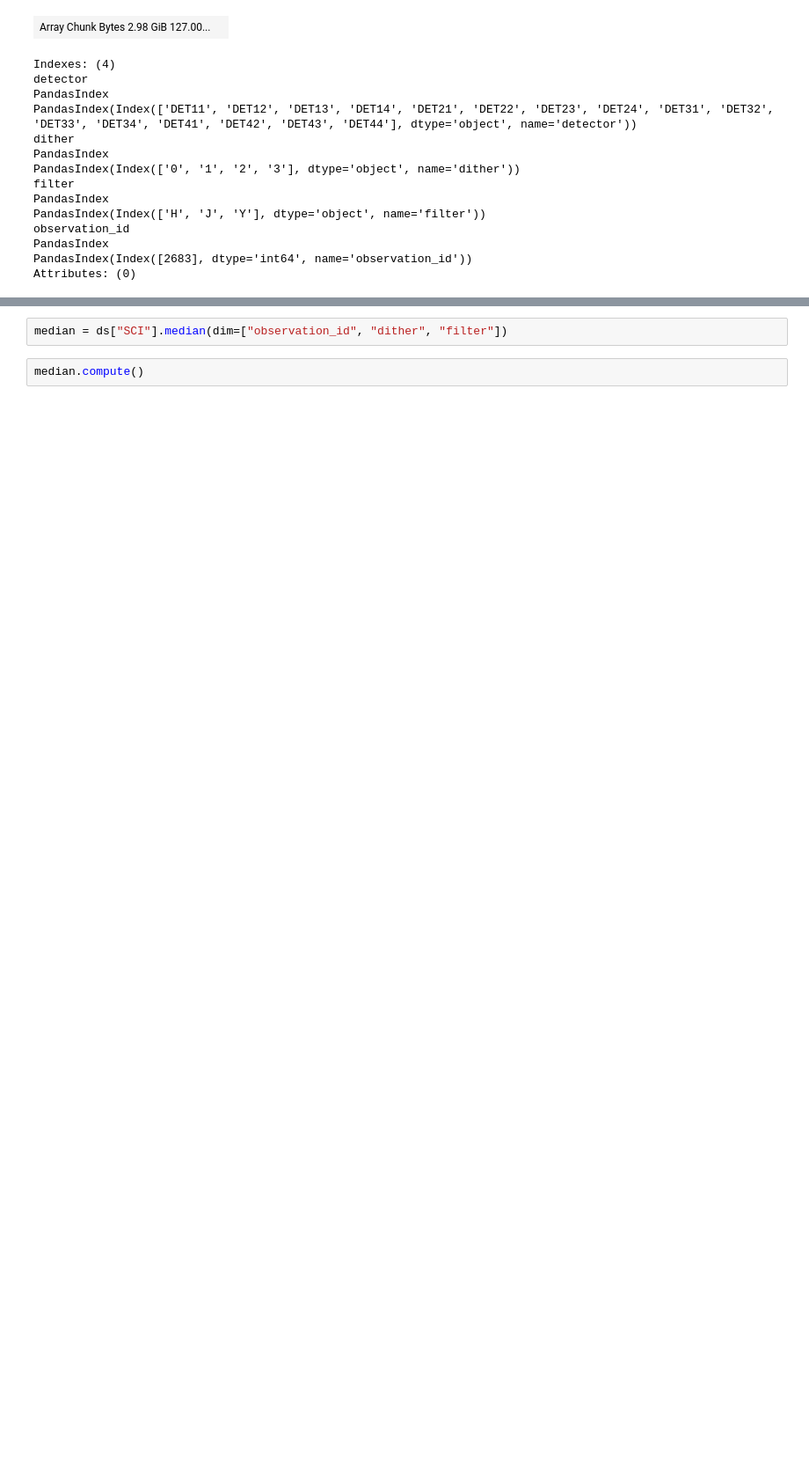
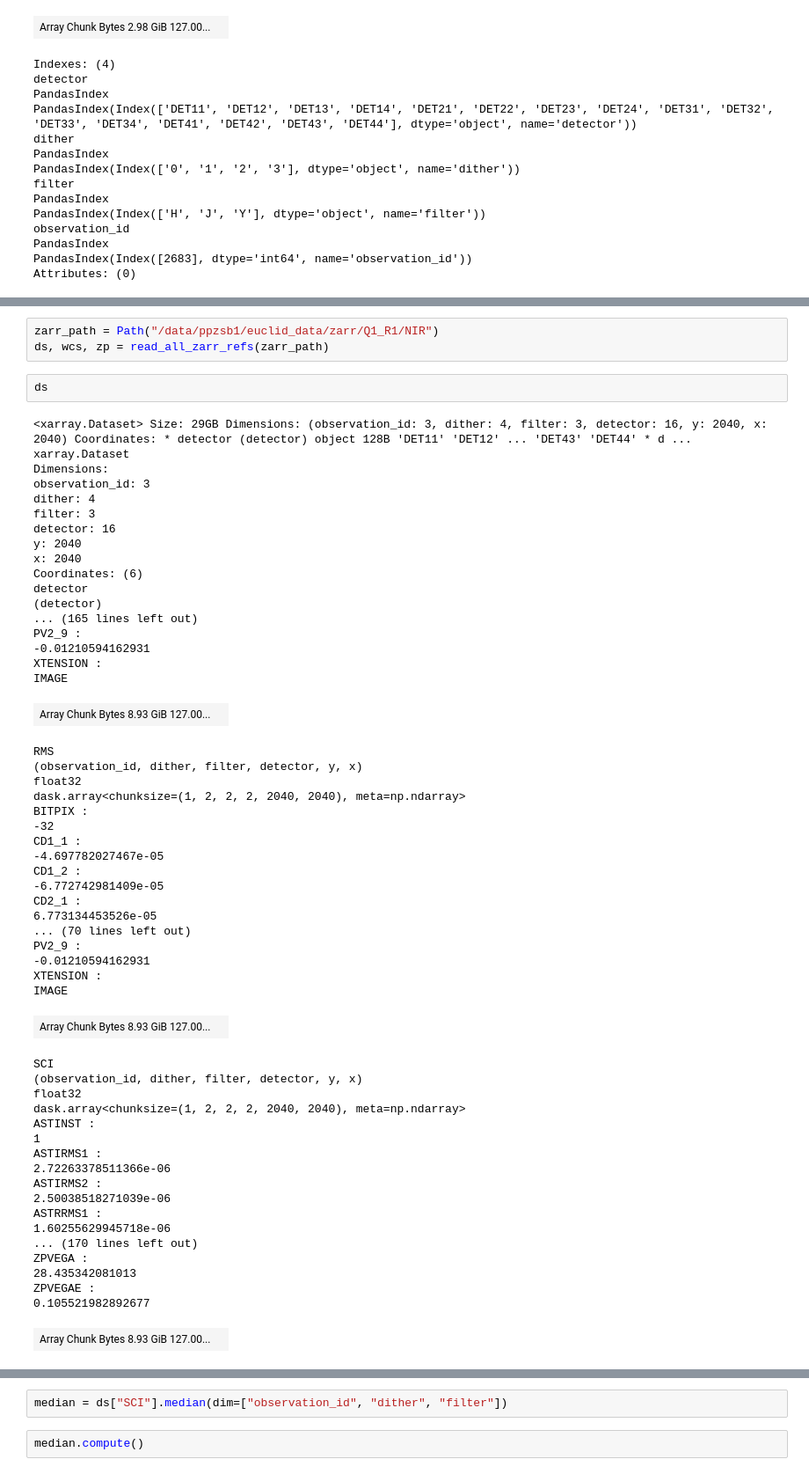
Before and after one commit to IntraClusterLight/nicl_q1, a Jupyter notebook: nbs/euclid/xarray.ipynb, the cells around one changed output, grey strips where cells are left out. Shown at 88% size. Cells and saved outputs as stored; diff of their text form; blank space fills up the shorter version.

```diff
--- a/nbs/euclid/xarray.ipynb
+++ b/nbs/euclid/xarray.ipynb
@@ -622,0 +654,60 @@ Attributes: (0)
+# %%
+zarr_path = Path("/data/ppzsb1/euclid_data/zarr/Q1_R1/NIR")
+ds, wcs, zp = read_all_zarr_refs(zarr_path)
+# %%
+ds
+# %% [output]
+<xarray.Dataset> Size: 29GB Dimensions: (observation_id: 3, dither: 4, filter: 3, detector: 16, y: 2040, x: 2040) Coordinates: * detector (detector) object 128B 'DET11' 'DET12' ... 'DET43' 'DET44' * d ...
+xarray.Dataset
+Dimensions:
+observation_id: 3
+dither: 4
+filter: 3
+detector: 16
+y: 2040
+x: 2040
+Coordinates: (6)
+detector
+(detector)
+... (165 lines left out)
+PV2_9 :
+-0.01210594162931
+XTENSION :
+IMAGE
+| Array Chunk Bytes 8.93 GiB 127.00... |  |
+RMS
+(observation_id, dither, filter, detector, y, x)
+float32
+dask.array<chunksize=(1, 2, 2, 2, 2040, 2040), meta=np.ndarray>
+BITPIX :
+-32
+CD1_1 :
+-4.697782027467e-05
+CD1_2 :
+-6.772742981409e-05
+CD2_1 :
+6.773134453526e-05
+... (70 lines left out)
+PV2_9 :
+-0.01210594162931
+XTENSION :
+IMAGE
+| Array Chunk Bytes 8.93 GiB 127.00... |  |
+SCI
+(observation_id, dither, filter, detector, y, x)
+float32
+dask.array<chunksize=(1, 2, 2, 2, 2040, 2040), meta=np.ndarray>
+ASTINST :
+1
+ASTIRMS1 :
+2.72263378511366e-06
+ASTIRMS2 :
+2.50038518271039e-06
+ASTRRMS1 :
+1.60255629945718e-06
+... (170 lines left out)
+ZPVEGA :
+28.435342081013
+ZPVEGAE :
+0.105521982892677
+| Array Chunk Bytes 8.93 GiB 127.00... |  |
```
Also changed, not shown: parts of 7 cells of this notebook, 16 other files.
